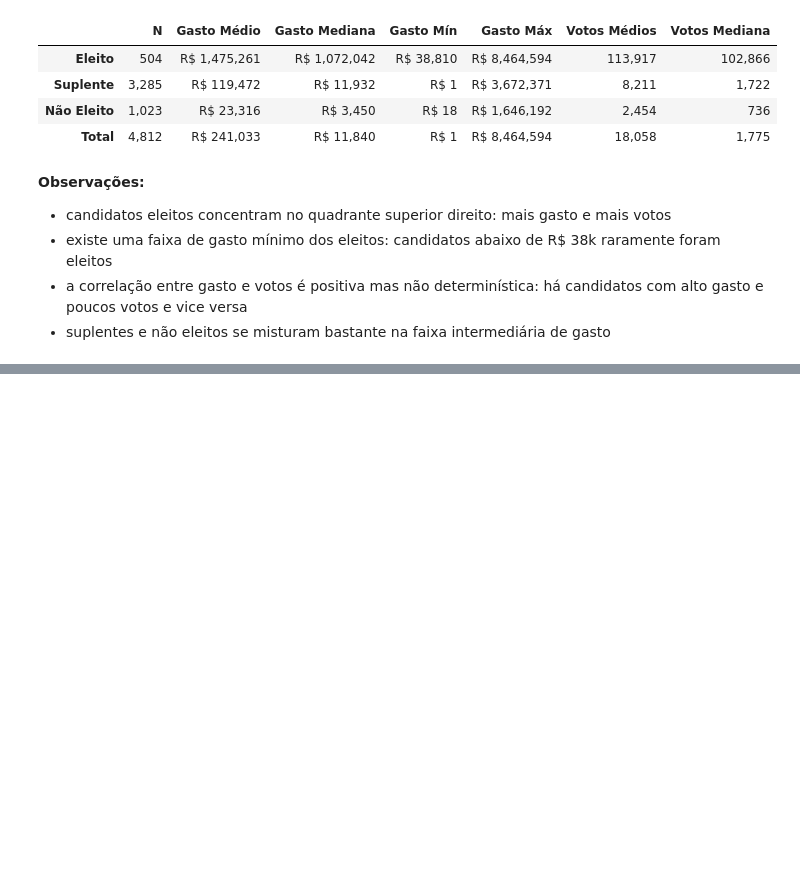
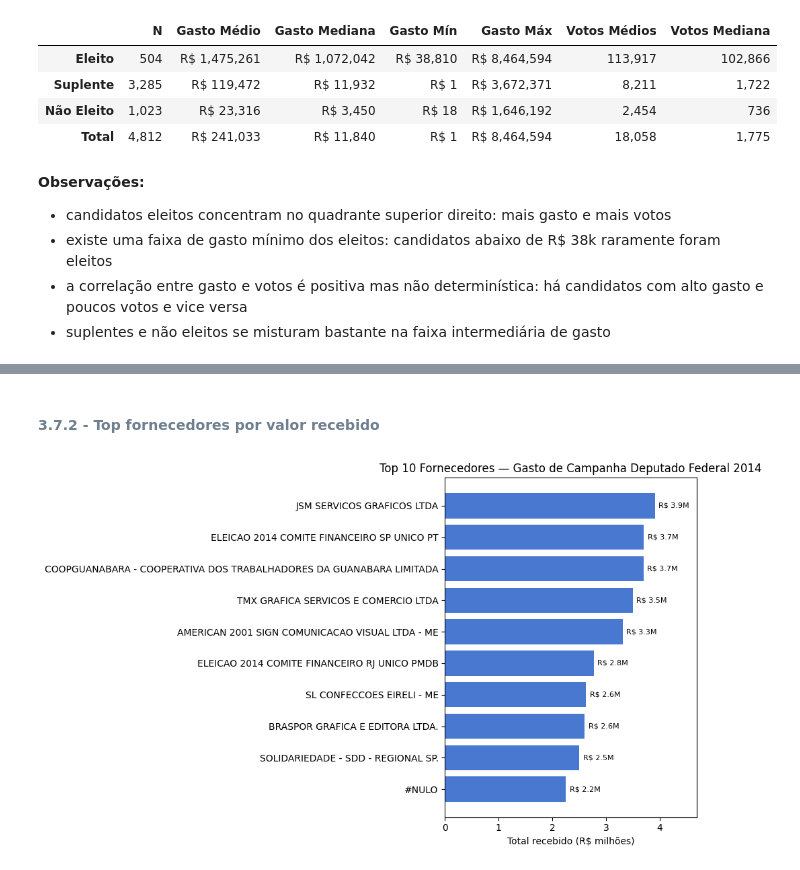
Before and after one commit to heitorctmba/MBA-01-estatistica-projeto_final, a Jupyter notebook: elections.ipynb, the cells around one changed output, grey strips where cells are left out. Cells and saved outputs as stored; diff of their text form; code cells hidden in the pictures; blank space fills up the shorter version.

```diff
--- a/elections.ipynb
+++ b/elections.ipynb
@@ -916,0 +943,27 @@ Tabela 3.6 - Gasto e Votos por Resultado Eleitoral
+# %% [markdown]
+#### <font color=slategray> 3.7.2 - Top fornecedores por valor recebido
+# %%
+top_fornecedores = (
+    fornecedores_df.groupby(["CNPJ Fornecedor", "Nome Fornecedor"])
+    .agg(
+        Total_Recebido=("Total_Recebido", "sum"),
+        Qtd_Candidatos=("Numero Candidato", "nunique"),
+    )
+    .reset_index()
+    .sort_values("Total_Recebido", ascending=False)
+    .head(10)
+    .sort_values("Total_Recebido")
+)
+
+fig, ax = plt.subplots(figsize=(10, 6))
+bars = ax.barh(top_fornecedores["Nome Fornecedor"], top_fornecedores["Total_Recebido"] / 1e6,
+               color=CORES[0])
+ax.set_xlabel("Total recebido (R$ milhões)")
+ax.set_title("Top 10 Fornecedores — Gasto de Campanha Deputado Federal 2014")
+ax.bar_label(bars, fmt="R$ %.1fM", padding=4, fontsize=8)
+ax.set_xlim(0, top_fornecedores["Total_Recebido"].max() / 1e6 * 1.2)
+plt.tight_layout()
+plt.savefig("assets/fornecedores_top10.png")
+plt.show()
+# %% [output]
+[figure, added]
```
Also changed, not shown: parts of 11 cells of this notebook, 3 other files.
